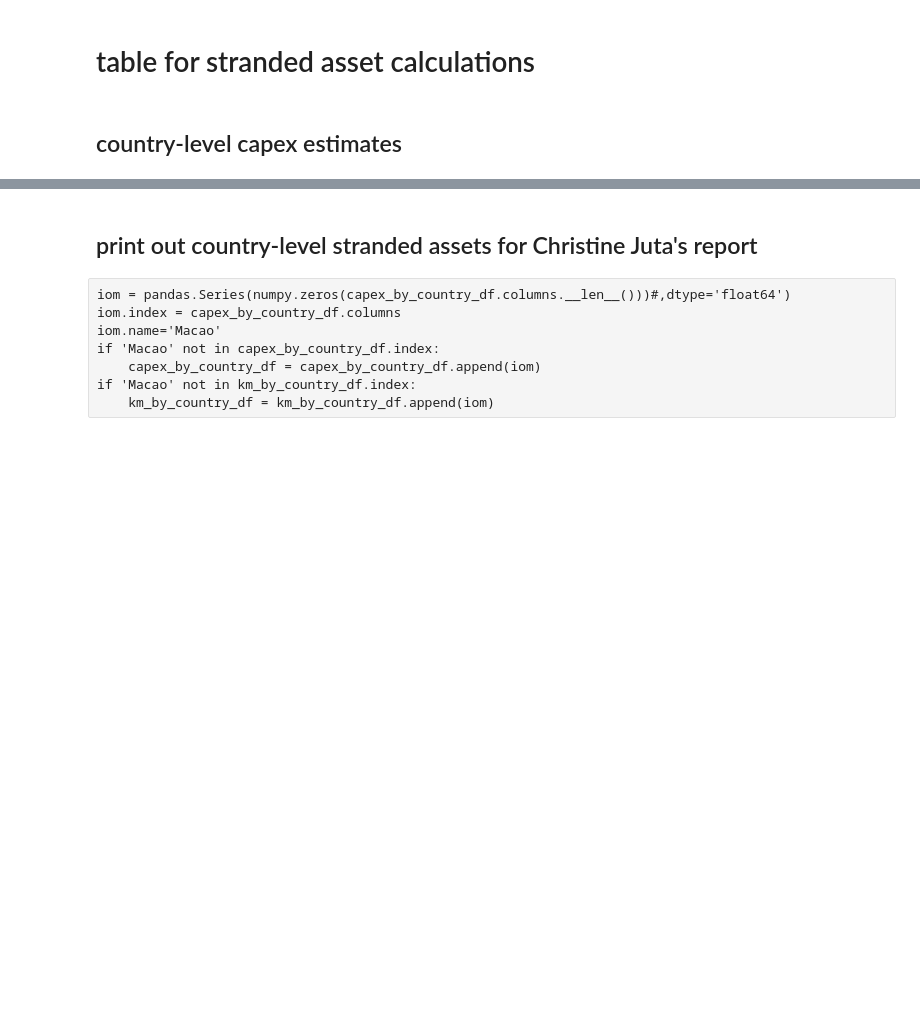
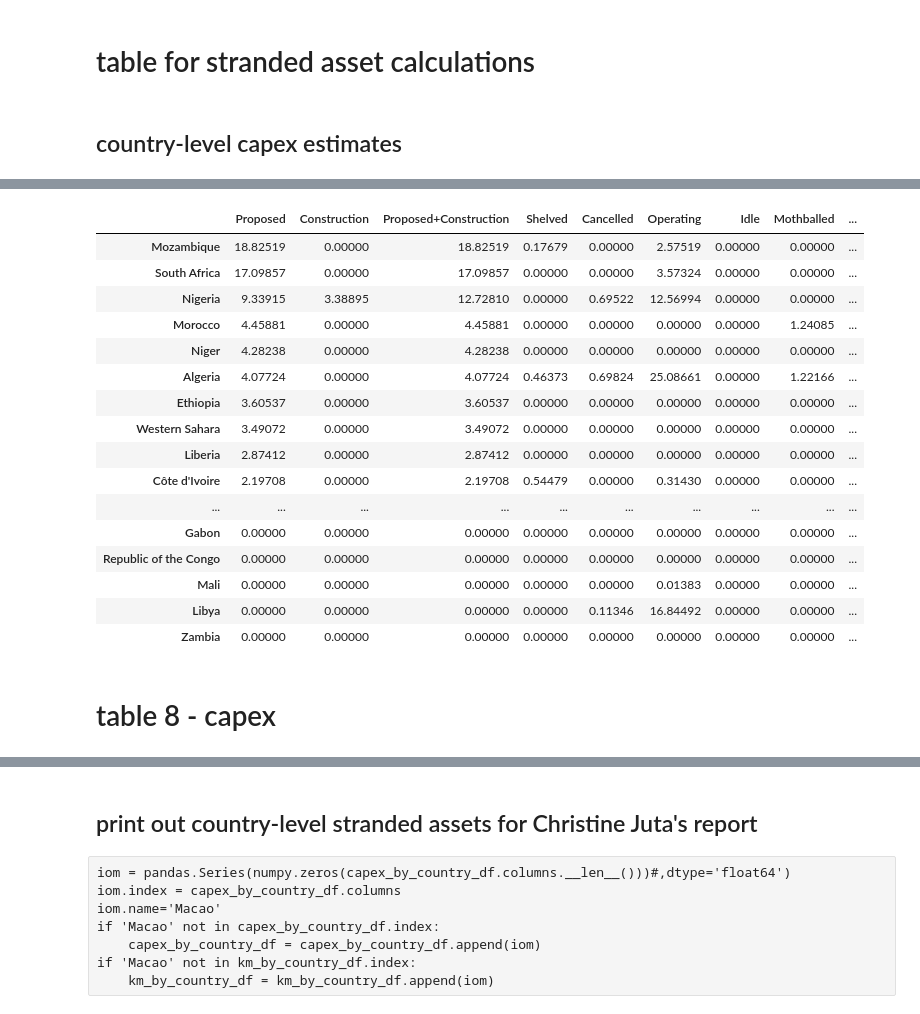
Before and after one commit to GlobalEnergyMonitor/GOIT-GGIT-research, a Jupyter notebook: africa-gas-briefing-2022/notebooks/gas-pipeline-cost-estimates-for-Africa-Gas-briefing.ipynb, the cells around one changed output, grey strips where cells are left out. Cells and saved outputs as stored; diff of their text form; code cells hidden in the pictures; blank space fills up the shorter version.

```diff
--- a/africa-gas-briefing-2022/notebooks/gas-pipeline-cost-estimates-for-Africa-Gas-briefing.ipynb
+++ b/africa-gas-briefing-2022/notebooks/gas-pipeline-cost-estimates-for-Africa-Gas-briefing.ipynb
@@ -19,16 +21,17 @@ pandas.__version__
 # %% [markdown]
 # import data directly from google sheets
 # %%
-credentials_directory = '/Users/baird/Dropbox/_google-api/'
-gc = pygsheets.authorize(client_secret=credentials_directory+'client_secret.json')
-#spreadsheet = gc.open_by_key('1BshhQvcBOhqW4OPkMHXkZBdz9zYvS9q4ockW9yKufGQ') # specific doc for report
-spreadsheet = gc.open_by_key('1foPLE6K-uqFlaYgLPAUxzeXfDO5wOOqE7tibNHeqTek') # original
+#credentials_directory = '/Users/baird/Dropbox/_google-api/'
+gc = pygsheets.authorize(service_account_env_var='GDRIVE_API_CREDENTIALS')
+#spreadsheet = gc.open_by_key('1foPLE6K-uqFlaYgLPAUxzeXfDO5wOOqE7tibNHeqTek') # present-day version
+spreadsheet = gc.open_by_key('1xrFCQ3HIu7CNRg8xsTPV9GczoVfiV8qTQwF674UntdE') # for specific report
 
 #spreadsheet[1] "Gas Pipelines" tab is the second index
 gas_pipes = spreadsheet.worksheet('title','Gas pipelines').get_as_df(start='A2')
 oil_pipes = spreadsheet.worksheet('title', 'Oil/NGL pipelines').get_as_df(start='A2')
 
-pipes_df_orig = pandas.concat([oil_pipes, gas_pipes], ignore_index=True)
+#pipes_df_orig = pandas.concat([oil_pipes, gas_pipes], ignore_index=True)
+pipes_df_orig = gas_pipes.copy()
 
 #get country ratios sheet
 country_ratios_df = spreadsheet.worksheet('title', 'Country ratios by pipeline').get_as_df()
@@ -331 +580,23 @@ capex_by_region_df
+# %%
+capex_by_country_df.loc[(capex_by_country_df.index.isin(region_df_touse.Country))]
+# %% [output]
+|  | Proposed | Construction | Proposed+Construction | Shelved | Cancelled | Operating | Idle | Mothballed | ... |
+| Mozambique | 18.82519 | 0.00000 | 18.82519 | 0.17679 | 0.00000 | 2.57519 | 0.00000 | 0.00000 | ... |
+| South Africa | 17.09857 | 0.00000 | 17.09857 | 0.00000 | 0.00000 | 3.57324 | 0.00000 | 0.00000 | ... |
+| Nigeria | 9.33915 | 3.38895 | 12.72810 | 0.00000 | 0.69522 | 12.56994 | 0.00000 | 0.00000 | ... |
+| Morocco | 4.45881 | 0.00000 | 4.45881 | 0.00000 | 0.00000 | 0.00000 | 0.00000 | 1.24085 | ... |
+| Niger | 4.28238 | 0.00000 | 4.28238 | 0.00000 | 0.00000 | 0.00000 | 0.00000 | 0.00000 | ... |
+| Algeria | 4.07724 | 0.00000 | 4.07724 | 0.46373 | 0.69824 | 25.08661 | 0.00000 | 1.22166 | ... |
+| Ethiopia | 3.60537 | 0.00000 | 3.60537 | 0.00000 | 0.00000 | 0.00000 | 0.00000 | 0.00000 | ... |
+| Western Sahara | 3.49072 | 0.00000 | 3.49072 | 0.00000 | 0.00000 | 0.00000 | 0.00000 | 0.00000 | ... |
+| Liberia | 2.87412 | 0.00000 | 2.87412 | 0.00000 | 0.00000 | 0.00000 | 0.00000 | 0.00000 | ... |
+| Côte d'Ivoire | 2.19708 | 0.00000 | 2.19708 | 0.54479 | 0.00000 | 0.31430 | 0.00000 | 0.00000 | ... |
+| ... | ... | ... | ... | ... | ... | ... | ... | ... | ... |
+| Gabon | 0.00000 | 0.00000 | 0.00000 | 0.00000 | 0.00000 | 0.00000 | 0.00000 | 0.00000 | ... |
+| Republic of the Congo | 0.00000 | 0.00000 | 0.00000 | 0.00000 | 0.00000 | 0.00000 | 0.00000 | 0.00000 | ... |
+| Mali | 0.00000 | 0.00000 | 0.00000 | 0.00000 | 0.00000 | 0.01383 | 0.00000 | 0.00000 | ... |
+| Libya | 0.00000 | 0.00000 | 0.00000 | 0.00000 | 0.11346 | 16.84492 | 0.00000 | 0.00000 | ... |
+| Zambia | 0.00000 | 0.00000 | 0.00000 | 0.00000 | 0.00000 | 0.00000 | 0.00000 | 0.00000 | ... |
+# %% [markdown]
+# table 8 - capex
 # %%
```
Also changed, not shown: parts of 53 cells of this notebook, 24 other files.
